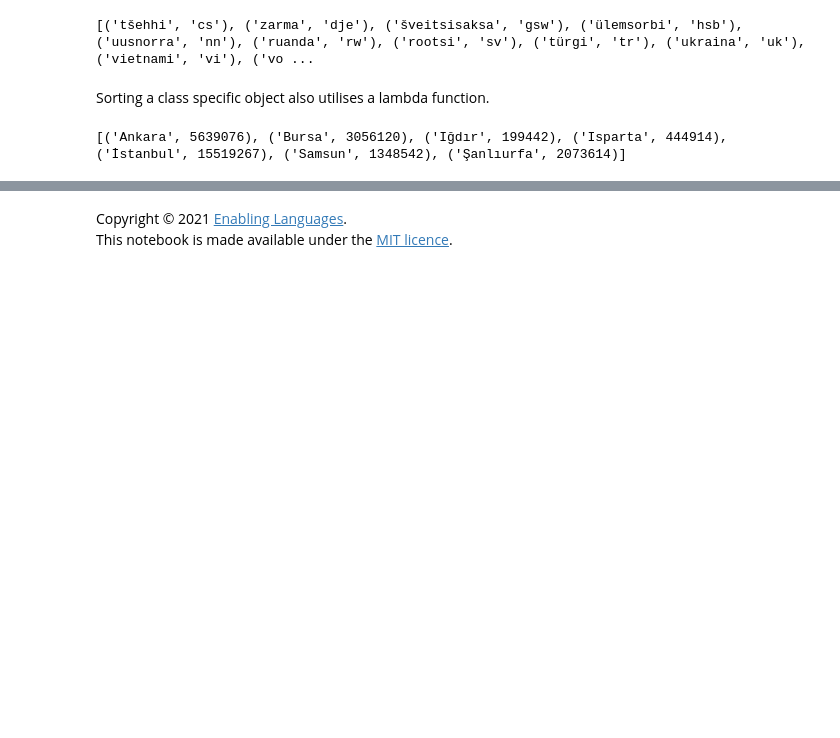
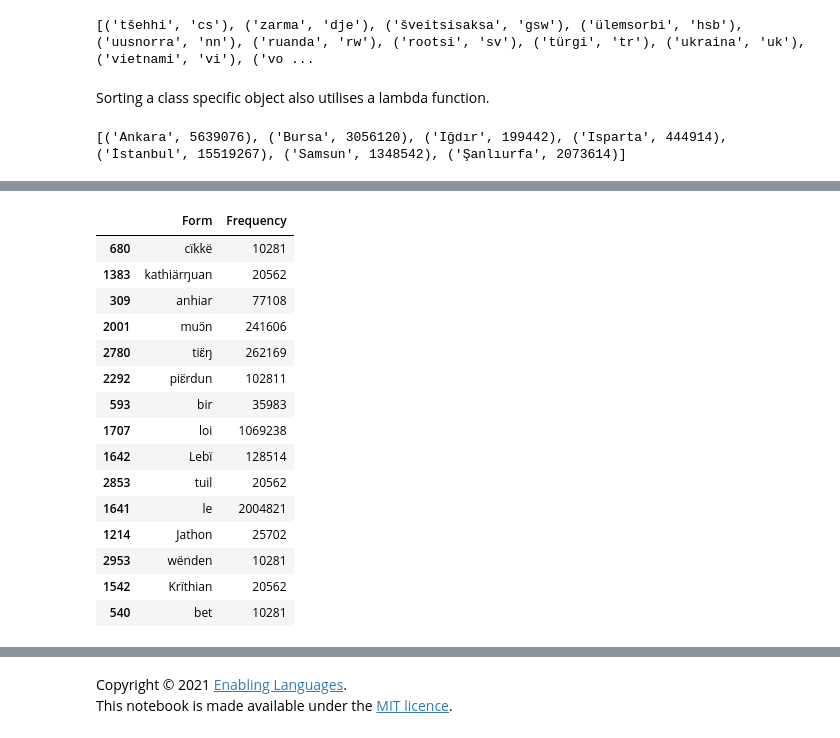
Before and after one commit to enabling-languages/python-i18n, a Jupyter notebook: notebooks/Collation.ipynb, the cells around one changed output, grey strips where cells are left out. Cells and saved outputs as stored; diff of their text form; code cells hidden in the pictures; blank space fills up the shorter version.

Commit message:
Initial notes on sorting dataframes and series using pyicu

```diff
--- a/notebooks/Collation.ipynb
+++ b/notebooks/Collation.ipynb
@@ -751,0 +769,24 @@ print(tr_province_sorted)
+# %%
+import pandas as pd
+
+# Read data file and randomise.
+# df = pd.read_csv("../data/din.txt", sep='\t', skiprows = range(2,5)).sample(frac=1)
+df = pd.read_csv("https://raw.githubusercontent.com/enabling-languages/python-i18n/main/data/din.txt", sep='\t', skiprows = range(2,5)).sample(frac=1)
+df.head(15)
+# %% [output]
+|  | Form | Frequency |
+| 680 | cïkkë | 10281 |
+| 1383 | kathiärŋuan | 20562 |
+| 309 | anhiar | 77108 |
+| 2001 | muɔ̈n | 241606 |
+| 2780 | tiɛ̈ŋ | 262169 |
+| 2292 | piɛ̈rdun | 102811 |
+| 593 | bir | 35983 |
+| 1707 | loi | 1069238 |
+| 1642 | Lebï | 128514 |
+| 2853 | tuil | 20562 |
+| 1641 | le | 2004821 |
+| 1214 | Jathon | 25702 |
+| 2953 | wënden | 10281 |
+| 1542 | Krïthian | 20562 |
+| 540 | bet | 10281 |
```
Also changed, not shown: parts of 7 cells of this notebook, 1 other file.
